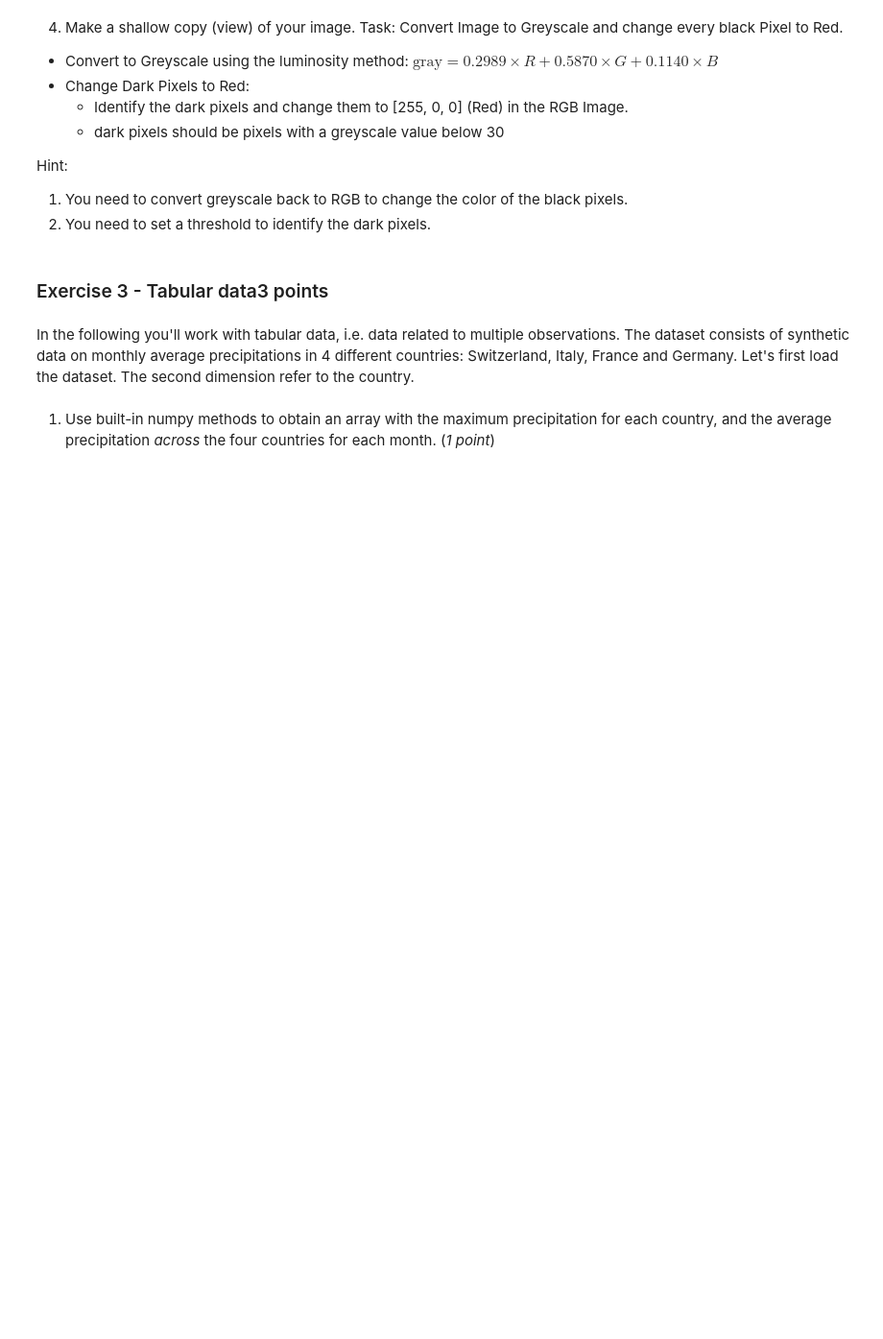
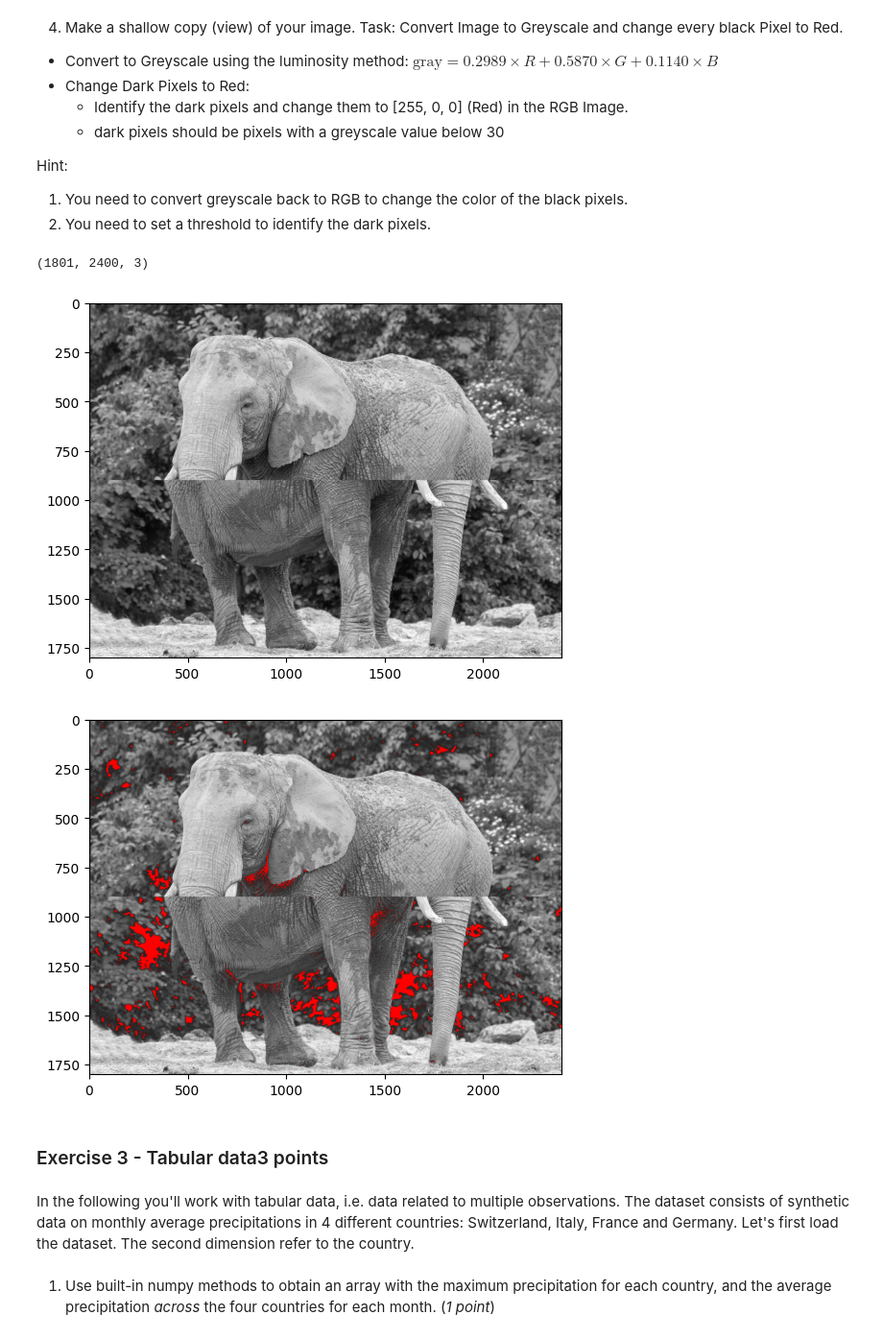
Before and after one commit to lye101/data_science_ex, a Jupyter notebook: W2_Assignment.ipynb, the cells around one changed output. Shown at 96% size. Drawn from its saved outputs; the diff is of its cells as text; code cells hidden in the pictures; blank space fills up the shorter version.

```diff
--- a/W2_Assignment.ipynb
+++ b/W2_Assignment.ipynb
@@ -143,3 +163,33 @@ Hint:
+# %%
+###
+#shallow copy of image
+im_greyscale = np.array(im_stacked, dtype = np.uint8)
+
+im_greyscale = (im_greyscale[:, :, 0] * 0.2989 +
+                im_greyscale[:, :, 1] * 0.5870 +
+                im_greyscale[:, :, 2]* 0.1140)
+
+#convert greyscale to RGB (2d to 3d), by adding a 3rd dimension.
+im_greyscale_3d = np.expand_dims(im_greyscale, axis=-1)
+im_greyscale_3d = np.repeat(im_greyscale_3d, repeats=3, axis=-1).astype(np.uint8) #set the axis to take three values
+print(np.shape(im_greyscale_3d))
+
+#Set dark pixel threshold
+dark_pixel = im_greyscale < 30
+
+#set dark pixels to red
+im_greyscale_3d[dark_pixel] = [255, 0, 0]
+
+plt.imshow(im_greyscale, cmap="gray") #Need to specifiy cmap, default is viridis.
+plt.show()
+
+plt.imshow(im_greyscale_3d)
+plt.show()
+###
+# %% [output]
+(1801, 2400, 3)
+[figure, added]
+[figure, added]
 # %% [markdown]
 <h3 style="text-align:left;">Exercise 3 - Tabular data<span style="float: right">3 points</span></h3>
 # %% [markdown]
```
Also changed, not shown: parts of 8 cells of this notebook.
